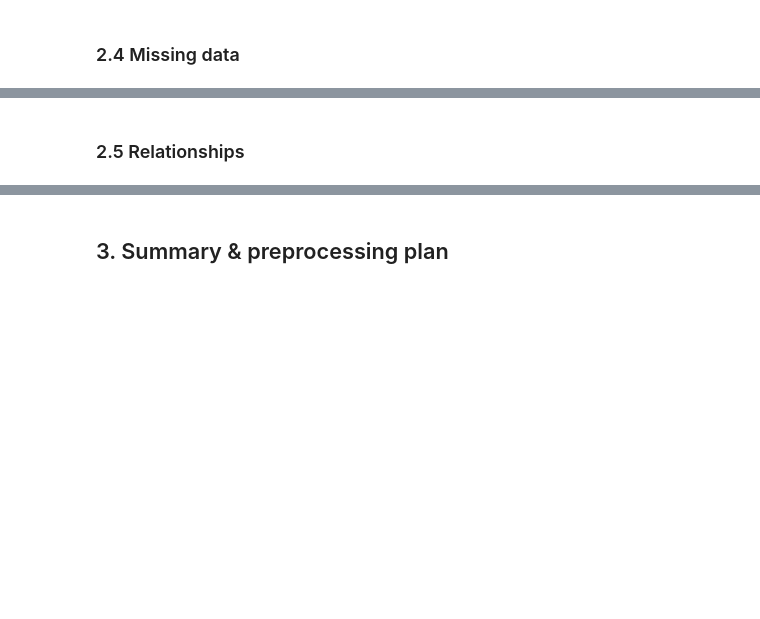
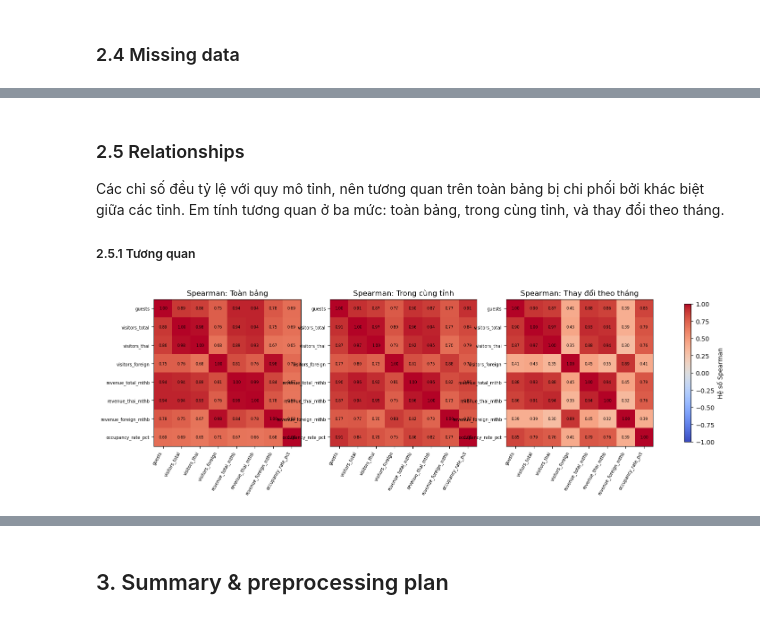
Before and after one commit to truongtin2006k-wq/thai-tourism, a Jupyter notebook: notebooks/01_collection_exploration.ipynb, the cells around one changed output, grey strips where cells are left out. Saved outputs shown, nothing was run; the diff lists cells and outputs as text; code cells hidden in the pictures; blank space fills up the shorter version.

```diff
--- a/notebooks/01_collection_exploration.ipynb
+++ b/notebooks/01_collection_exploration.ipynb
@@ -313,2 +936,36 @@ visitors_total                 1           1     1
 # %% [markdown]
 ### 2.5 Relationships
+Các chỉ số đều tỷ lệ với quy mô tỉnh, nên tương quan trên toàn bảng bị chi phối bởi khác biệt giữa các tỉnh. Em tính tương quan ở ba mức: toàn bảng, trong cùng tỉnh, và thay đổi theo tháng.
+
+##### 2.5.1 Tương quan
+# %%
+wide["year"]  = wide["date"].dt.year
+wide["month"] = wide["date"].dt.month
+
+# log cho số lượng và doanh thu, giữ nguyên occupancy (đã nằm trong 0-100)
+log_cols = count_cols + rev_cols
+feat = wide[num_cols].copy()
+feat[log_cols] = np.log1p(feat[log_cols])
+# %%
+corr_all = feat.corr(method="spearman")
+# %%
+within = feat - feat.groupby(wide["province_en"]).transform("mean")
+corr_within = within.corr(method="spearman")
+# %%
+chg = feat.groupby(wide["province_en"]).diff()
+corr_chg = chg.corr(method="spearman")
+# %%
+fig, axes = plt.subplots(1, 3, figsize=(18, 5))
+for ax, c, t in zip(axes, [corr_all, corr_within, corr_chg],
+                    ["Toàn bảng", "Trong cùng tỉnh", "Thay đổi theo tháng"]):
+    im = ax.imshow(c.values, vmin=-1, vmax=1, cmap="coolwarm")
+    ax.set_xticks(range(len(c))); ax.set_xticklabels(c.columns, rotation=60, ha="right", fontsize=7)
+    ax.set_yticks(range(len(c))); ax.set_yticklabels(c.columns, fontsize=7)
+    ax.set_title(f"Spearman: {t}")
+    for i in range(len(c)):
+        for j in range(len(c)):
+            ax.text(j, i, f"{c.values[i, j]:.2f}", ha="center", va="center", fontsize=6)
+fig.colorbar(im, ax=axes, shrink=0.8, label="Hệ số Spearman")
+plt.show()
+# %% [output]
+[figure, added]
```
Also changed, not shown: parts of 60 cells of this notebook.
